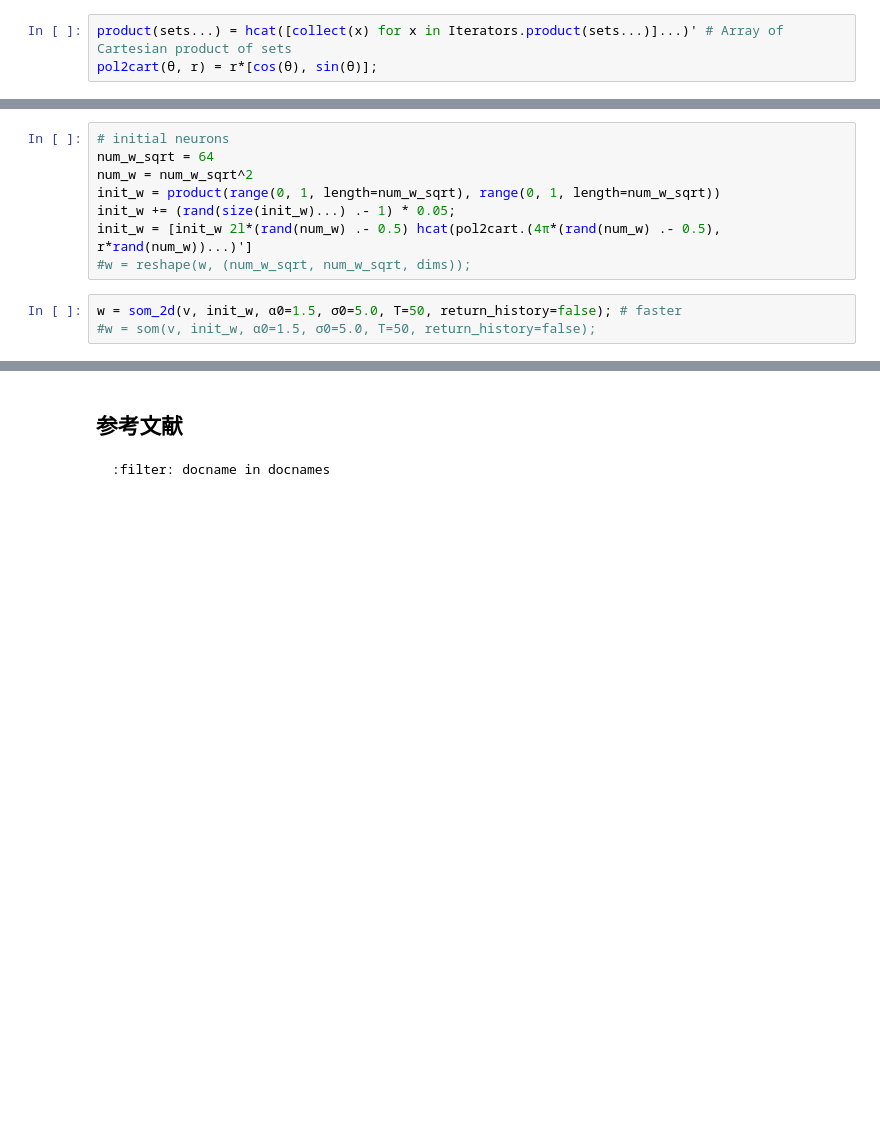
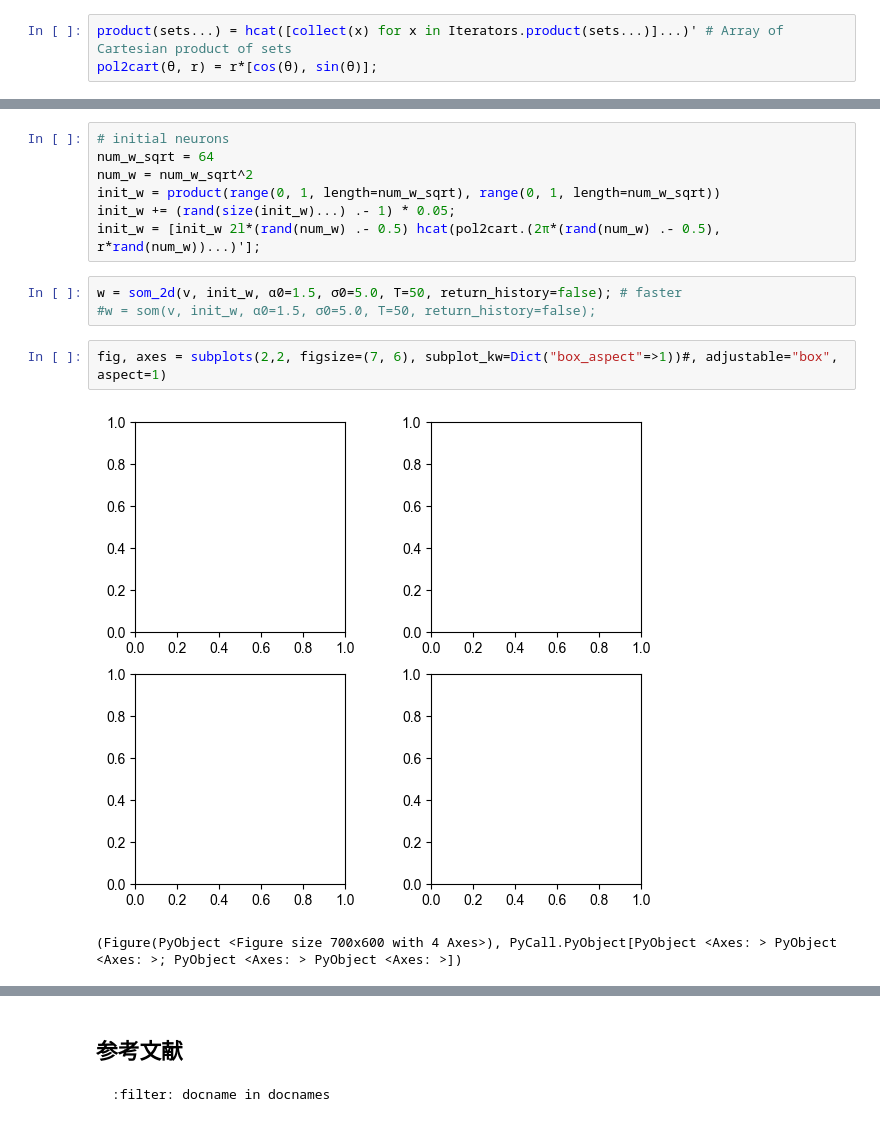
Before and after one commit to compneuro-julia/compneuro-julia-management, a Jupyter notebook: contents/local-learning-rule/self-organizing-map.ipynb, the cells around one changed output, grey strips where cells are left out. Drawn from its saved outputs; the diff is of its cells as text; blank space fills up the shorter version.

```diff
--- a/contents/local-learning-rule/self-organizing-map.ipynb
+++ b/contents/local-learning-rule/self-organizing-map.ipynb
@@ -284,8 +286,12 @@ num_w_sqrt = 64
 num_w = num_w_sqrt^2
 init_w = product(range(0, 1, length=num_w_sqrt), range(0, 1, length=num_w_sqrt))
 init_w += (rand(size(init_w)...) .- 1) * 0.05;
-init_w = [init_w 2l*(rand(num_w) .- 0.5) hcat(pol2cart.(4π*(rand(num_w) .- 0.5), r*rand(num_w))...)']
-#w = reshape(w, (num_w_sqrt, num_w_sqrt, dims));
+init_w = [init_w 2l*(rand(num_w) .- 0.5) hcat(pol2cart.(2π*(rand(num_w) .- 0.5), r*rand(num_w))...)'];
 # %%
 w = som_2d(v, init_w, α0=1.5, σ0=5.0, T=50, return_history=false); # faster
 #w = som(v, init_w, α0=1.5, σ0=5.0, T=50, return_history=false);
+# %%
+fig, axes = subplots(2,2, figsize=(7, 6), subplot_kw=Dict("box_aspect"=>1))#, adjustable="box", aspect=1)
+# %% [output]
+[figure, added]
+(Figure(PyObject <Figure size 700x600 with 4 Axes>), PyCall.PyObject[PyObject <Axes: > PyObject <Axes: >; PyObject <Axes: > PyObject <Axes: >])
```
Also changed, not shown: parts of 13 cells of this notebook, 4 other files.
